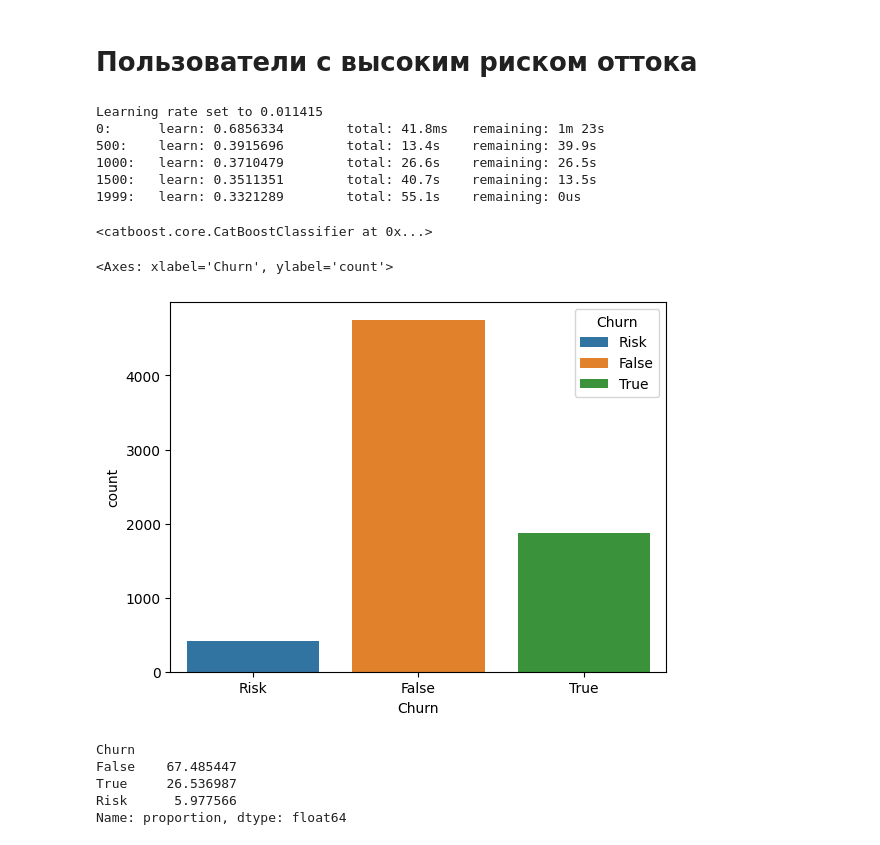
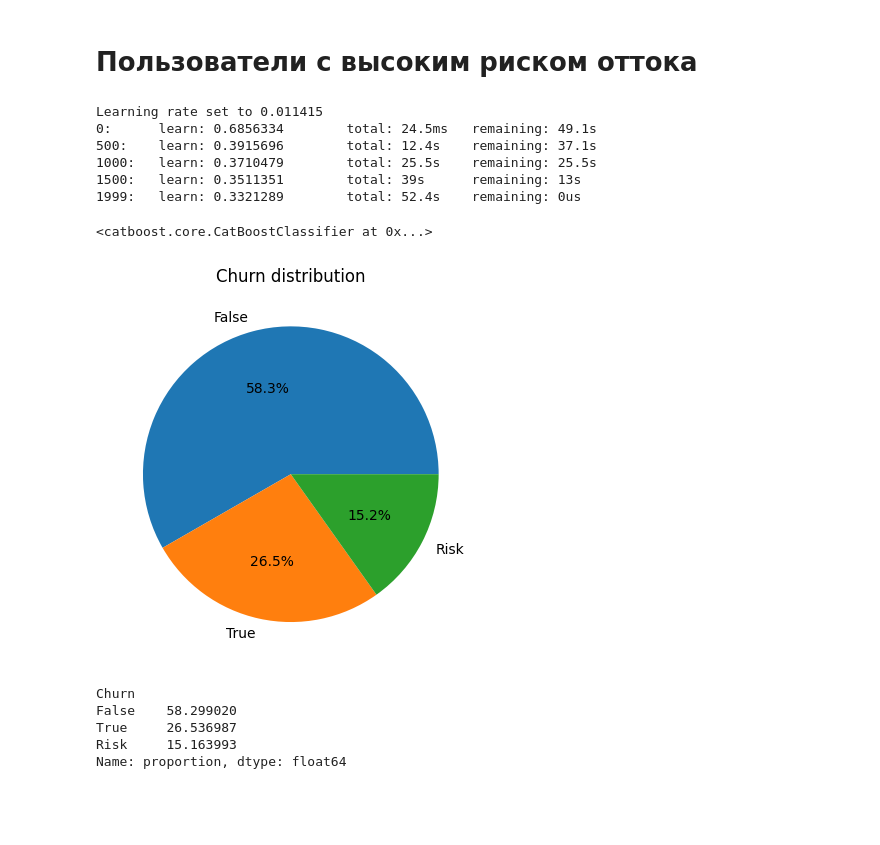
Before and after one commit to silvercloud1442/ChurnPredict, a Jupyter notebook: ChurnPredict.ipynb, the cells around one changed output. Drawn from its saved outputs; the diff is of its cells as text; code cells hidden in the pictures; blank space fills up the shorter version.

```diff
--- a/ChurnPredict.ipynb
+++ b/ChurnPredict.ipynb
@@ -119,3 +120,12 @@ dtype: int64
 telecom_customers.dropna(inplace=True)
 # %% [markdown]
 # Разведочный анализ (EDA)
+# %%
+plt.tight_layout()
+
+churn_distribution = telecom_customers.groupby('Churn', as_index=False).agg({'tenure':'count'})
+fig, ax = plt.subplots(figsize=(6, 6))
+ax.pie(churn_distribution.tenure, labels=churn_distribution.Churn, autopct='%.0f%%')
+plt.title('Распределения Churn')
+
+plt.savefig('imgs/churn_distribution.png', bbox_inches='tight', pad_inches=0.1)
@@ -243,6 +256,8 @@ fig, axes = plt.subplots(3, 1, figsize=(10, 6))
 fig.tight_layout()
 
 services = ['DSL', 'Fiber optic', 'No']
+
+
 
 for idx, service in enumerate(services):
     axes[idx].set_xlim(0, 120)
@@ -253,7 +268,10 @@ for idx, service in enumerate(services):
                  palette='husl',
                  hue_order=[True, False],
                  bins=12,
-                 ax=axes[idx]
+                 ax=axes[idx],
+                 kde=True
     )
+    axes[idx].set_ylabel('')
     axes[idx].set_xlabel(f'{service}')
+plt.savefig('imgs/mounthly_charges.png')
 # %% [output]
@@ -404,10 +429,10 @@ sns.heatmap(correlation_matrix, annot=True, cmap='coolwarm')
 <Axes: >
 [figure]
 # %%
-services = ['OnlineSecurity', 'InternetService', 'OnlineBackup', 'DeviceProtection',
-            'TechSupport', 'StreamingTV', 'StreamingMovies', 'Contract']
+services = ['OnlineSecurity', 'OnlineBackup', 'DeviceProtection',
+            'TechSupport', 'StreamingTV', 'StreamingMovies']
 
-fig, axes = plt.subplots(2,4, figsize=(12,8))
+fig, axes = plt.subplots(2,3, figsize=(12,8))
 
 axes = axes.ravel()
 for idx, ax in enumerate(axes):
@@ -420,4 +445,5 @@ for idx, ax in enumerate(axes):
     ax.set_title(services[idx])
     ax.set_ylabel('')
     ax.set_xlabel('')
+plt.savefig('imgs/services.png', bbox_inches='tight', pad_inches=0.1)
 # %% [output]
@@ -645,6 +695,8 @@ y = df['Churn']
 num_features = X.select_dtypes(include=['number']).columns
 cat_features = X.select_dtypes(include=['object']).columns.tolist()
 
+threshold = 0.3
+
 scaler = StandardScaler()
 X[num_features] = scaler.fit_transform(X[num_features])
 
@@ -654,32 +706,41 @@ model = CatBoostClassifier(iterations=2000, verbose=500)
 model.fit(x_train, y_train, cat_features=cat_features)
 # %% [output]
 Learning rate set to 0.011415
-0:      learn: 0.6856334        total: 41.8ms   remaining: 1m 23s
-500:    learn: 0.3915696        total: 13.4s    remaining: 39.9s
-1000:   learn: 0.3710479        total: 26.6s    remaining: 26.5s
-1500:   learn: 0.3511351        total: 40.7s    remaining: 13.5s
-1999:   learn: 0.3321289        total: 55.1s    remaining: 0us
+0:      learn: 0.6856334        total: 24.5ms   remaining: 49.1s
+500:    learn: 0.3915696        total: 12.4s    remaining: 37.1s
+1000:   learn: 0.3710479        total: 25.5s    remaining: 25.5s
+1500:   learn: 0.3511351        total: 39s      remaining: 13s
+1999:   learn: 0.3321289        total: 52.4s    remaining: 0us
 <catboost.core.CatBoostClassifier at 0x...>
 # %%
 df_pred = df.drop(columns=['Churn', 'customerID']).copy()
 df_pred[num_features] = scaler.transform(df_pred[num_features])
 
-df['Risk'] = model.predict(df_pred)
+y_pred_prob = model.predict_proba(df_pred)[:, 1]  # Вероятность для класса "churn"
+
+y_pred = (y_pred_prob >= threshold).astype(int)
+
+df['Risk'] = y_pred
 
 df.loc[(df.Churn == False) &
        (df.Risk == True),
        'Churn'] = 'Risk'
-sns.countplot(df, x='Churn', hue='Churn')
+
+churn_distr = df.groupby('Churn', as_index=False) \
+                .agg({'tenure': 'count'})
+
+plt.pie(churn_distr.tenure, labels=churn_distr.Churn, autopct="%0.1f%%")
+plt.title("Churn distribution")
+plt.show()
 # %% [output]
-<Axes: xlabel='Churn', ylabel='count'>
-[figure, old version]
+[figure, new version]
 # %%
 df.Churn.value_counts(normalize=True) * 100
 # %% [output]
 Churn
-False    67.485447
+False    58.299020
 True     26.536987
-Risk      5.977566
+Risk     15.163993
 Name: proportion, dtype: float64
 # %% [markdown]
 # Рекомендации по управлению оттоком на основе прогноза
```
Also changed, not shown: parts of 21 cells of this notebook, 11 other files.
